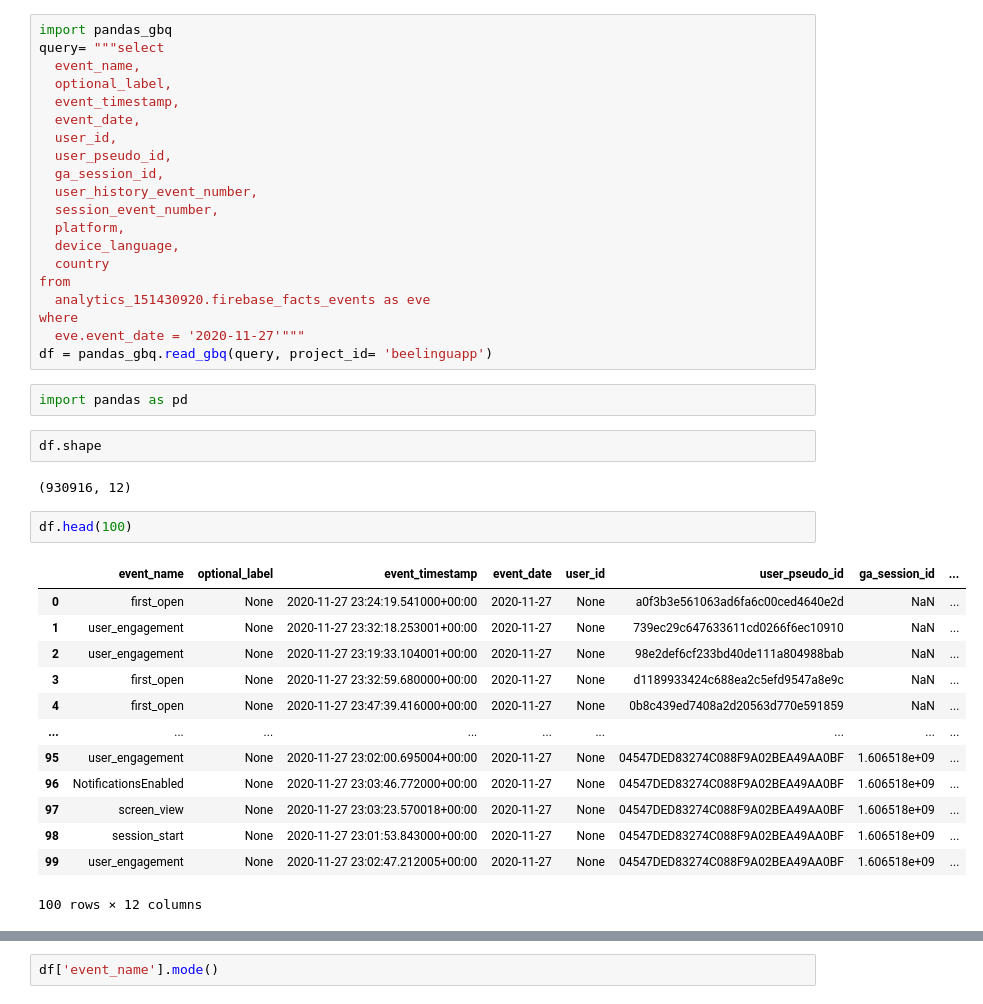
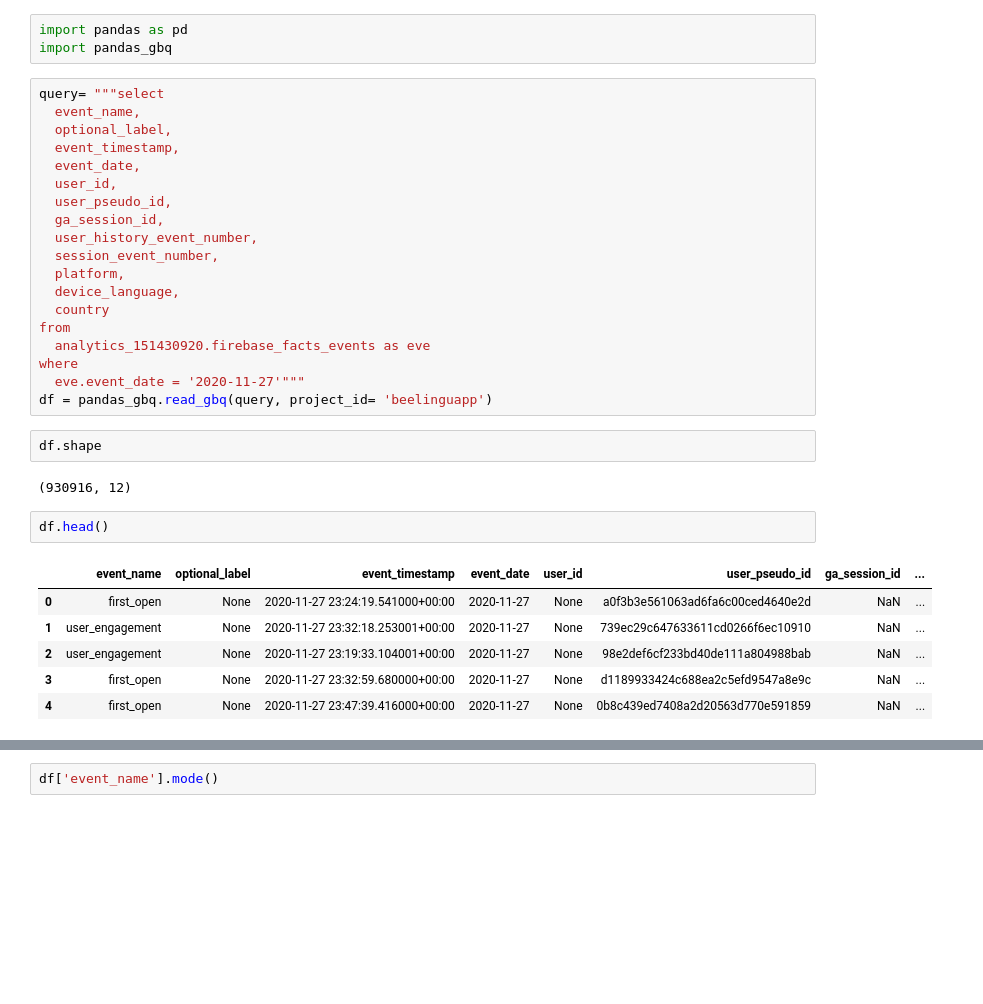
Before and after one commit to danielquer/ironhack-project-2, a Jupyter notebook: Project2_first.ipynb, the cells around one changed output, grey strips where cells are left out. Saved outputs shown, nothing was run; the diff lists cells and outputs as text; blank space fills up the shorter version.

```diff
--- a/Project2_first.ipynb
+++ b/Project2_first.ipynb
@@ -1,5 +1,7 @@
+# %%
+import pandas as pd
+import pandas_gbq
 # %%
-import pandas_gbq
 query= """select
   event_name,
   optional_label,
@@ -18,28 +20,19 @@ from
 where
   eve.event_date = '2020-11-27'"""
 df = pandas_gbq.read_gbq(query, project_id= 'beelinguapp')
-# %%
-import pandas as pd
 # %%
 df.shape
 # %% [output]
 (930916, 12)
 # %%
-df.head(100)
+df.head()
 # %% [output]
 |  | event_name | optional_label | event_timestamp | event_date | user_id | user_pseudo_id | ga_session_id | ... |
 | 0 | first_open | None | 2020-11-27 23:24:19.541000+00:00 | 2020-11-27 | None | a0f3b3e561063ad6fa6c00ced4640e2d | NaN | ... |
 | 1 | user_engagement | None | 2020-11-27 23:32:18.253001+00:00 | 2020-11-27 | None | 739ec29c647633611cd0266f6ec10910 | NaN | ... |
 | 2 | user_engagement | None | 2020-11-27 23:19:33.104001+00:00 | 2020-11-27 | None | 98e2def6cf233bd40de111a804988bab | NaN | ... |
 | 3 | first_open | None | 2020-11-27 23:32:59.680000+00:00 | 2020-11-27 | None | d1189933424c688ea2c5efd9547a8e9c | NaN | ... |
 | 4 | first_open | None | 2020-11-27 23:47:39.416000+00:00 | 2020-11-27 | None | 0b8c439ed7408a2d20563d770e591859 | NaN | ... |
-| ... | ... | ... | ... | ... | ... | ... | ... | ... |
-| 95 | user_engagement | None | 2020-11-27 23:02:00.695004+00:00 | 2020-11-27 | None | 04547DED83274C088F9A02BEA49AA0BF | 1.606518e+09 | ... |
-| 96 | NotificationsEnabled | None | 2020-11-27 23:03:46.772000+00:00 | 2020-11-27 | None | 04547DED83274C088F9A02BEA49AA0BF | 1.606518e+09 | ... |
-| 97 | screen_view | None | 2020-11-27 23:03:23.570018+00:00 | 2020-11-27 | None | 04547DED83274C088F9A02BEA49AA0BF | 1.606518e+09 | ... |
-| 98 | session_start | None | 2020-11-27 23:01:53.843000+00:00 | 2020-11-27 | None | 04547DED83274C088F9A02BEA49AA0BF | 1.606518e+09 | ... |
-| 99 | user_engagement | None | 2020-11-27 23:02:47.212005+00:00 | 2020-11-27 | None | 04547DED83274C088F9A02BEA49AA0BF | 1.606518e+09 | ... |
-100 rows × 12 columns
 # %%
 pd.set_option('display.max_rows', None)
 df[df.session_event_number==1]['event_name'].value_counts()
```
Also changed, not shown: parts of 5 cells of this notebook.
